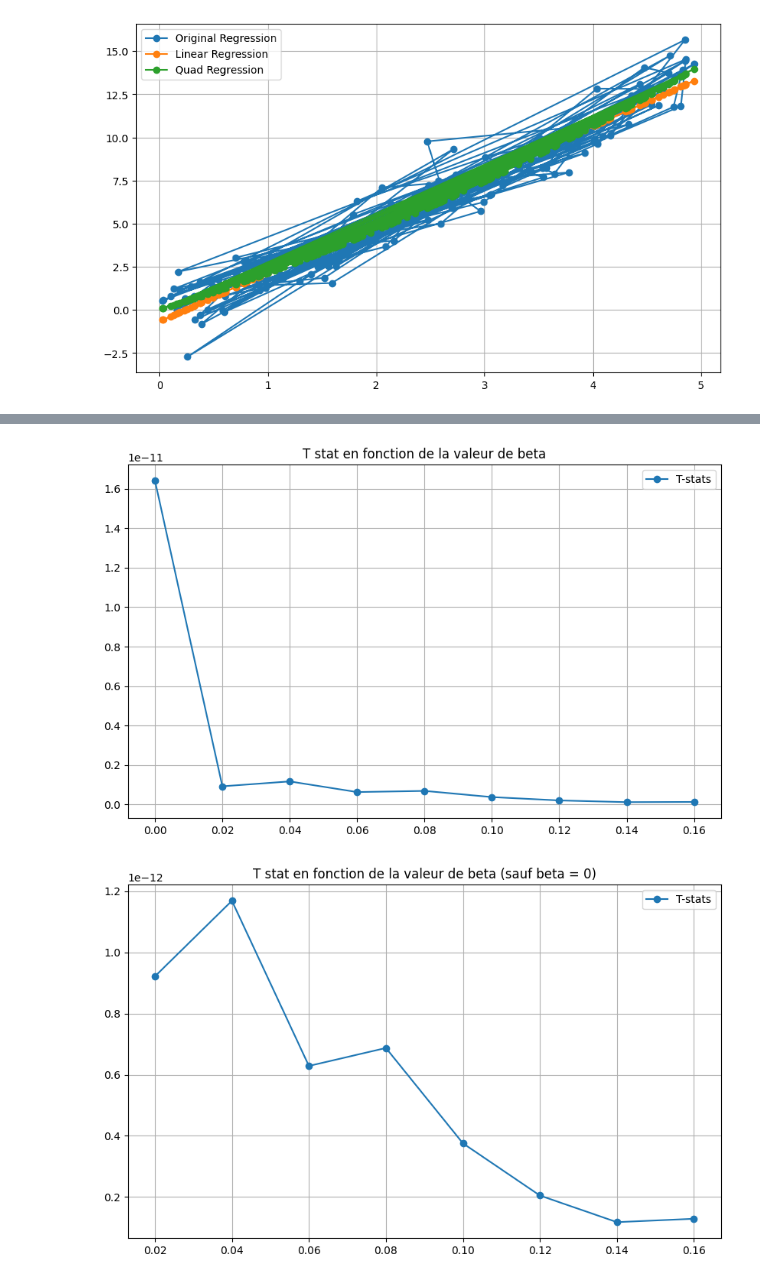
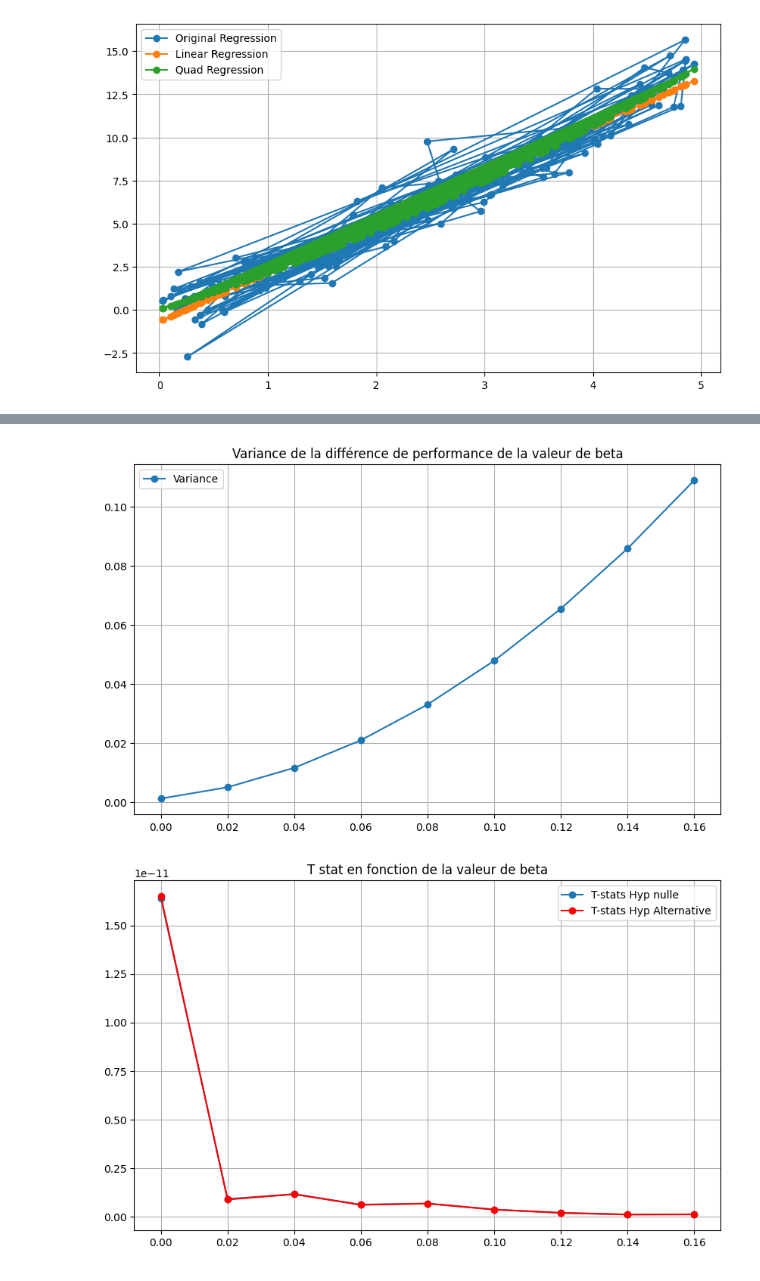
Before and after one commit to AntoineGilsonGH/The-Design-and-Analysis-of-Benchmark-Experiments, a Jupyter notebook: Implementation.ipynb, the cells around one changed output, grey strips where cells are left out. Drawn from its saved outputs; the diff is of its cells as text; code cells hidden in the pictures.

```diff
--- a/Implementation.ipynb
+++ b/Implementation.ipynb
@@ -55,7 +55,6 @@ plt.show()
 # %%
 def calcul_t_stat():
 
-   stat_student = stats.t.ppf(0.95, 149)
    empiriques = []
    variances = []
    test_statistics = []
@@ -89,7 +88,7 @@ def calcul_t_stat():
        var = (sum((d-d_barre)**2))/149
        test_stat = (150**0.5)*d_barre/var # Statistique pour l'hypothèse nulle
 
-       stat_h1 = stat_student - (150**0.5)*diff/var # Statistique pour l'hypothèse altrnative
+       stat_h1 = (150**0.5)*diff/var # Statistique pour l'hypothèse altrnative
 
 
        delta.append(diff)
@@ -112,17 +113,19 @@ power2 =
+# %%
+plt.figure(figsize=(10, 6))
+plt.plot(beta2_values, variances, label='Variance', marker='o')
+plt.title('Variance de la différence de performance de la valeur de beta')
+plt.legend()
+plt.grid(True)
+plt.show()
+# %% [output]
+[figure, added]
 # %%
 plt.figure(figsize=(10, 6))
-plt.plot(beta2_values, test_statistics, label='T-stats', marker='o')
+plt.plot(beta2_values, test_statistics, label='T-stats Hyp nulle', marker='o')
+plt.plot(beta2_values, test_alternative, label='T-stats Hyp Alternative', marker='o', color = 'r')
 plt.title('T stat en fonction de la valeur de beta')
 plt.legend()
 plt.grid(True)
 plt.show()
-
-plt.figure(figsize=(10, 6))
-plt.plot(beta2_values[1:], test_statistics[1:], label='T-stats', marker='o')
-plt.title('T stat en fonction de la valeur de beta (sauf beta = 0)')
-plt.legend()
-plt.grid(True)
-plt.show()
 # %% [output]
-[figure, old version]
+[figure, new version]
-[figure, removed]
```
Also changed, not shown: parts of 5 cells of this notebook.
